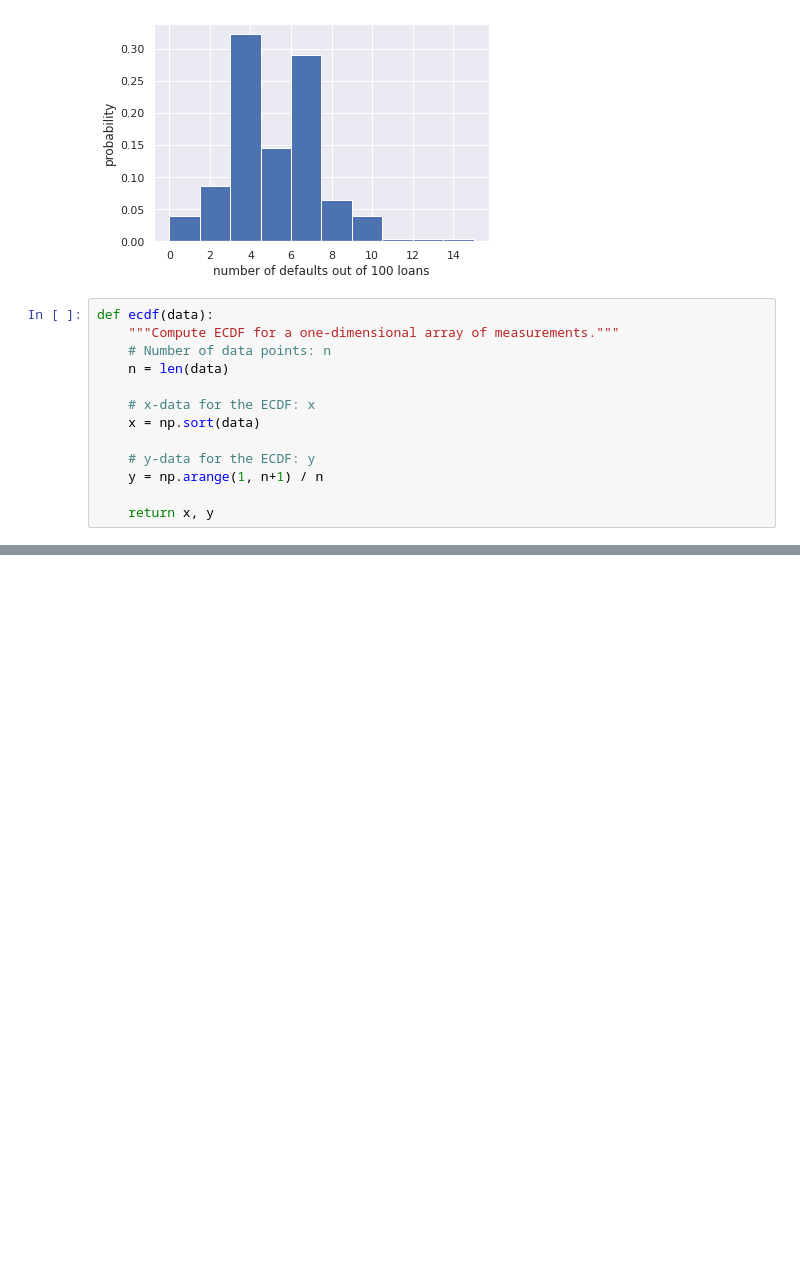
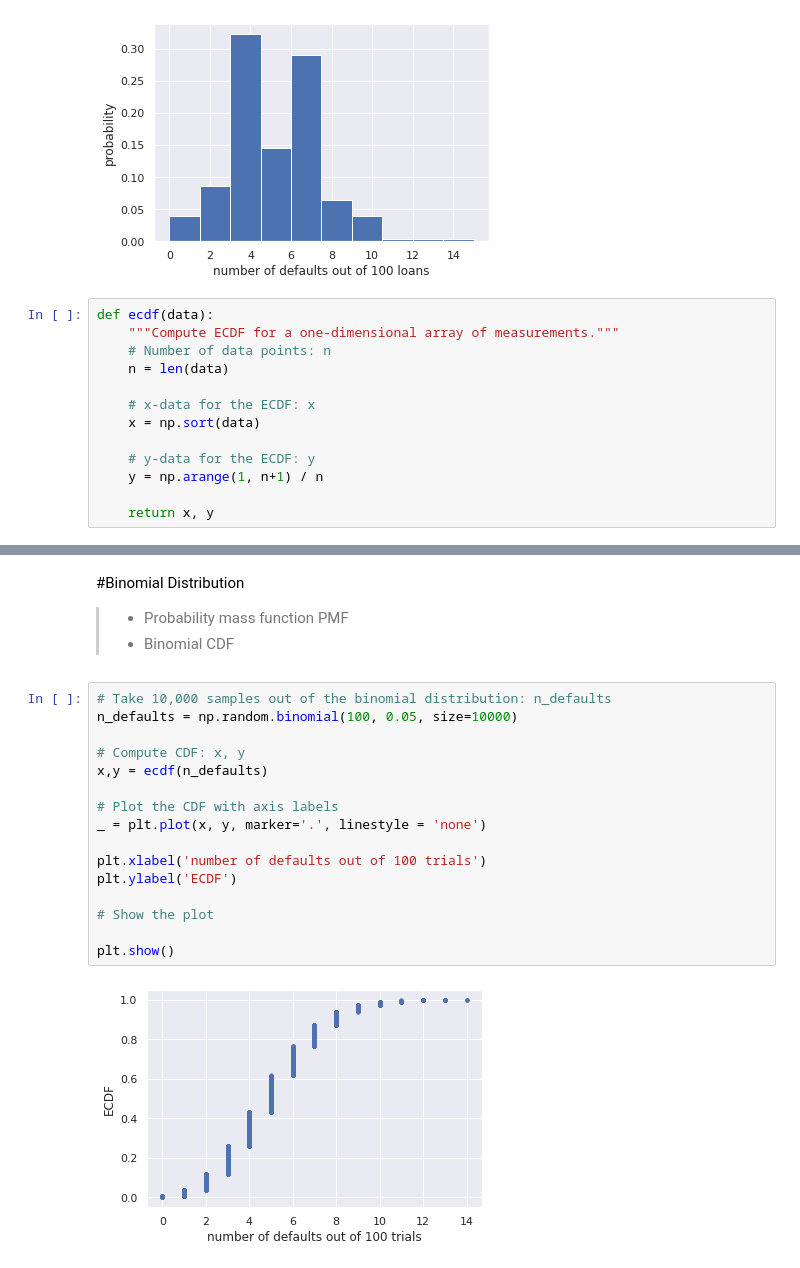
Before and after one commit to kimdesok/Statistical-Thinking-in-Python-Part-1, a Jupyter notebook: Stats_by_Python3.ipynb, the cells around one changed output, grey strips where cells are left out. Drawn from its saved outputs; the diff is of its cells as text; blank space fills up the shorter version.

```diff
--- a/Stats_by_Python3.ipynb
+++ b/Stats_by_Python3.ipynb
@@ -244,0 +110,22 @@ print(r)
+# %% [markdown]
+#Binomial Distribution
+>* Probability mass function PMF
+>* Binomial CDF
+# %%
+# Take 10,000 samples out of the binomial distribution: n_defaults
+n_defaults = np.random.binomial(100, 0.05, size=10000)
+
+# Compute CDF: x, y
+x,y = ecdf(n_defaults)
+
+# Plot the CDF with axis labels
+_ = plt.plot(x, y, marker='.', linestyle = 'none')
+
+plt.xlabel('number of defaults out of 100 trials')
+plt.ylabel('ECDF')
+
+# Show the plot
+
+plt.show()
+# %% [output]
+[figure, added]
```
Also changed, not shown: parts of 18 cells of this notebook.
